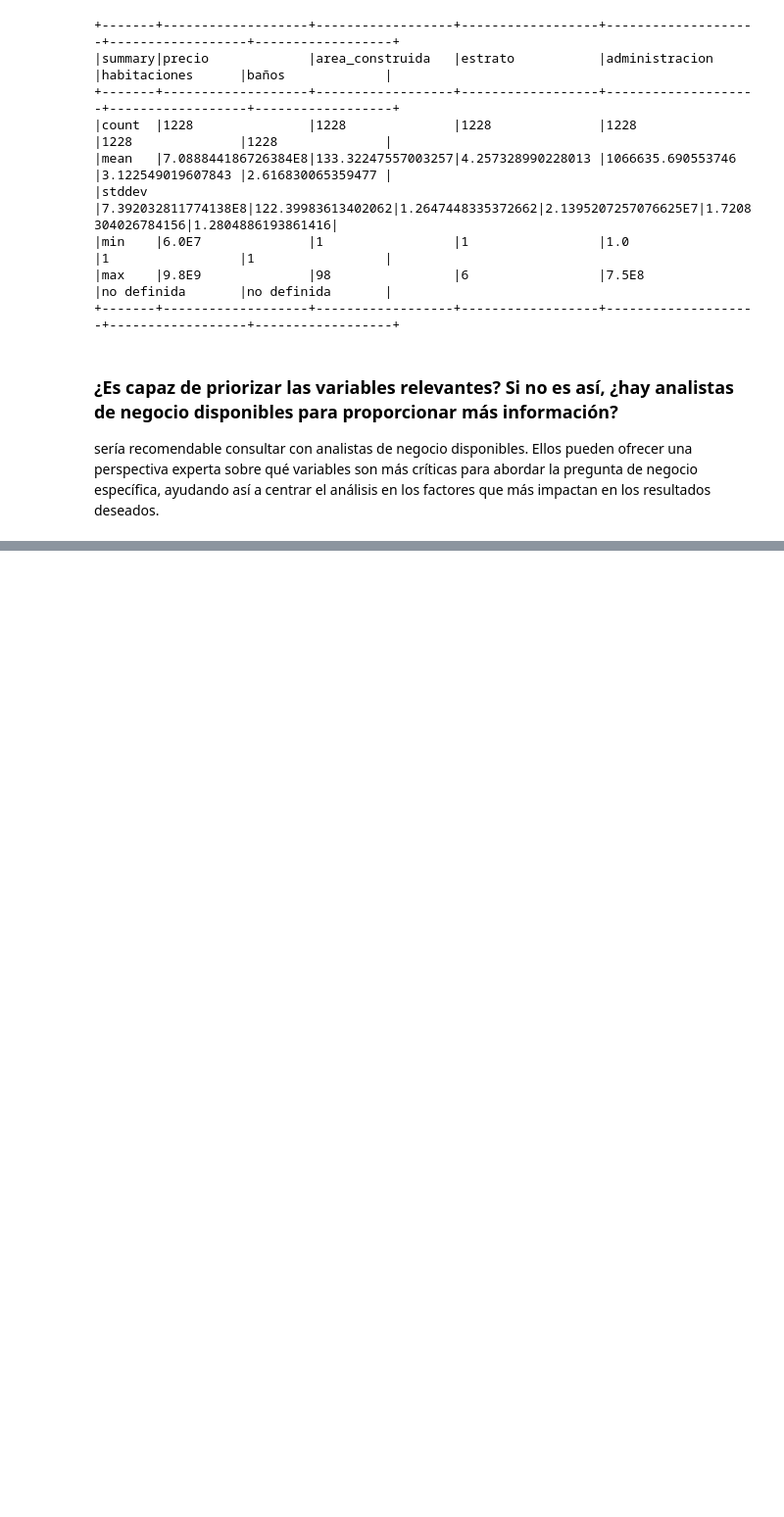
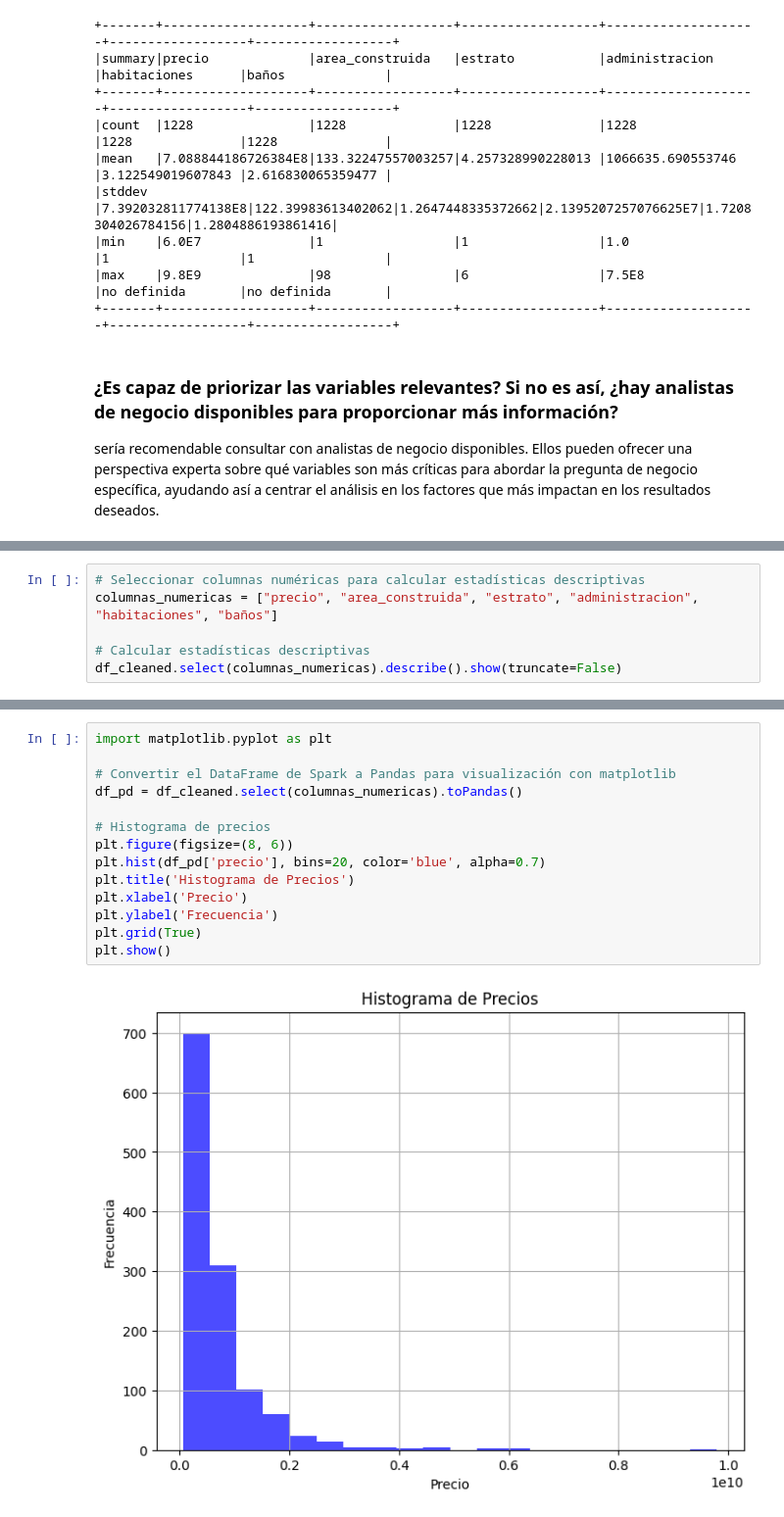
Before and after one commit to jbastian9/SeminarioBigData, a Jupyter notebook: Copia_de_Lab3.ipynb, the cells around one changed output, grey strips where cells are left out. Shown at 98% size. Cells and saved outputs as stored; diff of their text form; blank space fills up the shorter version.

```diff
--- a/Copia_de_Lab3.ipynb
+++ b/Copia_de_Lab3.ipynb
@@ -382,0 +410,6 @@ sería recomendable consultar con analistas de negocio disponibles. Ellos pueden
+# %%
+# Seleccionar columnas numéricas para calcular estadísticas descriptivas
+columnas_numericas = ["precio", "area_construida", "estrato", "administracion", "habitaciones", "baños"]
+
+# Calcular estadísticas descriptivas
+df_cleaned.select(columnas_numericas).describe().show(truncate=False)
@@ -382,0 +438,16 @@ sería recomendable consultar con analistas de negocio disponibles. Ellos pueden
+# %%
+import matplotlib.pyplot as plt
+
+# Convertir el DataFrame de Spark a Pandas para visualización con matplotlib
+df_pd = df_cleaned.select(columnas_numericas).toPandas()
+
+# Histograma de precios
+plt.figure(figsize=(8, 6))
+plt.hist(df_pd['precio'], bins=20, color='blue', alpha=0.7)
+plt.title('Histograma de Precios')
+plt.xlabel('Precio')
+plt.ylabel('Frecuencia')
+plt.grid(True)
+plt.show()
+# %% [output]
+[figure, added]
```
Also changed, not shown: parts of 5 cells of this notebook.
